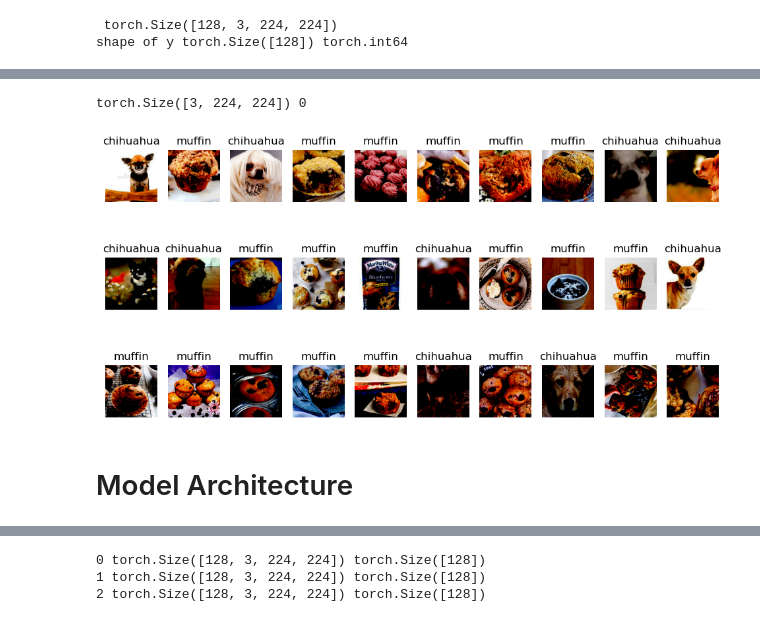
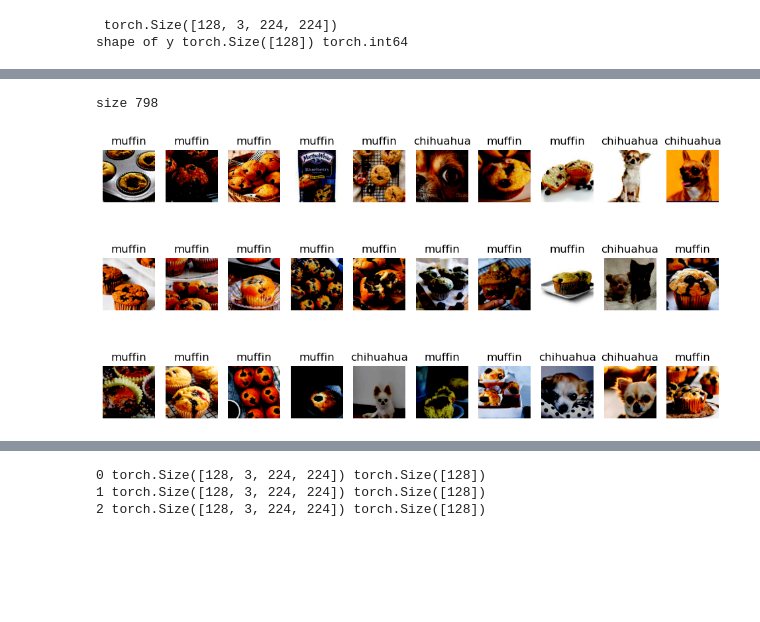
Before and after one commit to porrameth/teach_ai, a Jupyter notebook: chihuahua_muffin-resnet01_simple.ipynb, the cells around one changed output, grey strips where cells are left out. Saved outputs shown, nothing was run; the diff lists cells and outputs as text; code cells hidden in the pictures; blank space fills up the shorter version.

```diff
--- a/chihuahua_muffin-resnet01_simple.ipynb
+++ b/chihuahua_muffin-resnet01_simple.ipynb
@@ -61,24 +55,0 @@ VAL = 'chihuahua_muffin_small/test'
-# %%
-def train_val_dataset(dataset, val_split=0.2):
-    #train_idx, val_idx = train_test_split(list(range(len(dataset))), test_size=val_split)
-    train_size = int( (1-val_split) * len(dataset))
-    val_size = len(dataset) - train_size
-
-    train_idx, val_idx = torch.utils.data.random_split(range(len(dataset)), [train_size, val_size])
-    datasets = {}
-    datasets['train'] = Subset(dataset, train_idx)
-    datasets['val'] = Subset(dataset, val_idx)
-    return datasets
-
-#trainset= datasets.ImageFolder(root='chihuahua_muffin/train', transform=transform)
-dataset = datasets.ImageFolder(root='chihuahua_muffin_small/train', transform=transform)
-print(len(dataset))
-img_datasets = train_val_dataset(dataset)
-print(f"train: len(img_datasets['train'])")
-print(len(img_datasets['val']))
-# The original dataset is available in the Subset class
-print(img_datasets['train'].dataset)
-
-train_data = img_datasets['train']
-val_data = img_datasets['val']
-test_data = datasets.ImageFolder(root='chihuahua_muffin_small/test',transform=transform)
@@ -158,32 +114,36 @@ torch.Size([3, 224, 224])
 # %%
 # print sample of data
-import warnings
+#import warnings
 #warnings.filterwarnings('ignore', message='not allowed')
-
-img , label = train_data[0]
-print(img.shape, label)
+import random
+#img , label = train_data[0]
+#print(img.shape, label)
 
 
 labels = [
    "chihuahua","muffin"
 ]
 
 row,col=3,10
 fig, ax = plt.subplots(row,col,figsize=(12,6))
 counter=0
+size = len(train_data)
+print(f'size {size}')
+nums = random.sample(range(size),row*col)
+#print(f'nums {nums}')
 for r in range(row):
     for c in range(col):
-        img , lab = train_data[counter]
+
+        num  = nums[counter]
+        img , lab = train_data[num]
         img_permute = img.permute(1,2,0)
         img_permute = (img_permute*255).numpy().astype('uint16')
         ax[r,c].imshow(img_permute)
         ax[r,c].set_axis_off()
 
         #title = "("+str(lab)+")"
         ax[r,c].set_title(labels[lab])
         counter+=1
 # %% [output]
-torch.Size([3, 224, 224]) 0
+size 798
-[figure, old version]
+[figure, new version]
-# %% [markdown]
-# Model Architecture
```
Also changed, not shown: parts of 30 cells of this notebook.
